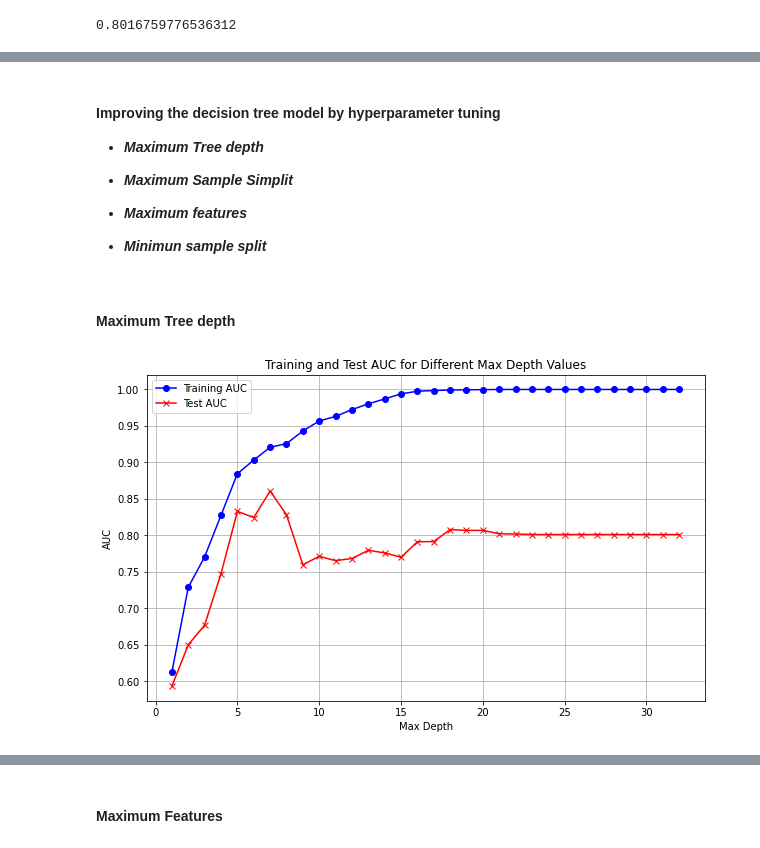
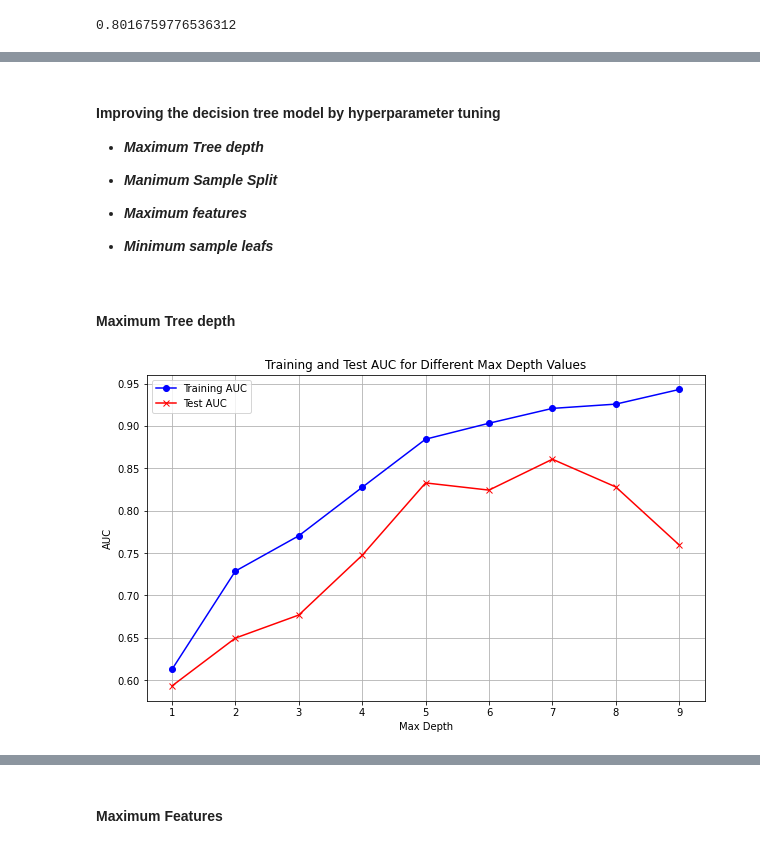
Before and after one commit to Mash-bot/Phase-3-project, a Jupyter notebook: Index.ipynb, the cells around one changed output, grey strips where cells are left out. Saved outputs shown, nothing was run; the diff lists cells and outputs as text; code cells hidden in the pictures.

```diff
--- a/Index.ipynb
+++ b/Index.ipynb
@@ -512,41 +621,41 @@ roc_auc
 
 - ***Maximum Tree depth***
 
-- ***Maximum Sample Simplit***
+- ***Manimum Sample Split***
 
 - ***Maximum features***
 
-- ***Minimun sample split***
+- ***Minimum sample leafs***
 # %% [markdown]
 #### Maximum Tree depth
 # %%
-max_depth_values = np.arange(1, 33)
+max_depth_values = np.arange(1, 10)
 # Initialize lists to store AUC values for training and test sets
 train_auc = []
 test_auc = []
 
 # Loop over max_depth values
 for depth in max_depth_values:
     clf = DecisionTreeClassifier(max_depth=depth, random_state=42)
     clf.fit(X_train_normalized, y_train)
 
     # Get predicted probabilities for training and test sets
     y_train_pred_prob = clf.predict_proba(X_train_normalized)[:, 1]
     y_test_pred_prob = clf.predict_proba(X_test_normalized)[:, 1]
 
     # Calculate AUC for training and test set
     train_auc.append(roc_auc_score(y_train, y_train_pred_prob))
     test_auc.append(roc_auc_score(y_test, y_test_pred_prob))
 
 # Plot the AUC values for training and test sets
 plt.figure(figsize=(10, 6))
 plt.plot(max_depth_values, train_auc, label='Training AUC', color='blue', marker='o')
 plt.plot(max_depth_values, test_auc, label='Test AUC', color='red', marker='x')
 plt.xlabel('Max Depth')
 plt.ylabel('AUC')
 plt.title('Training and Test AUC for Different Max Depth Values')
 plt.legend()
 plt.grid(True)
 plt.show()
 # %% [output]
-[figure, old version]
+[figure, new version]
```
Also changed, not shown: parts of 29 cells of this notebook.
